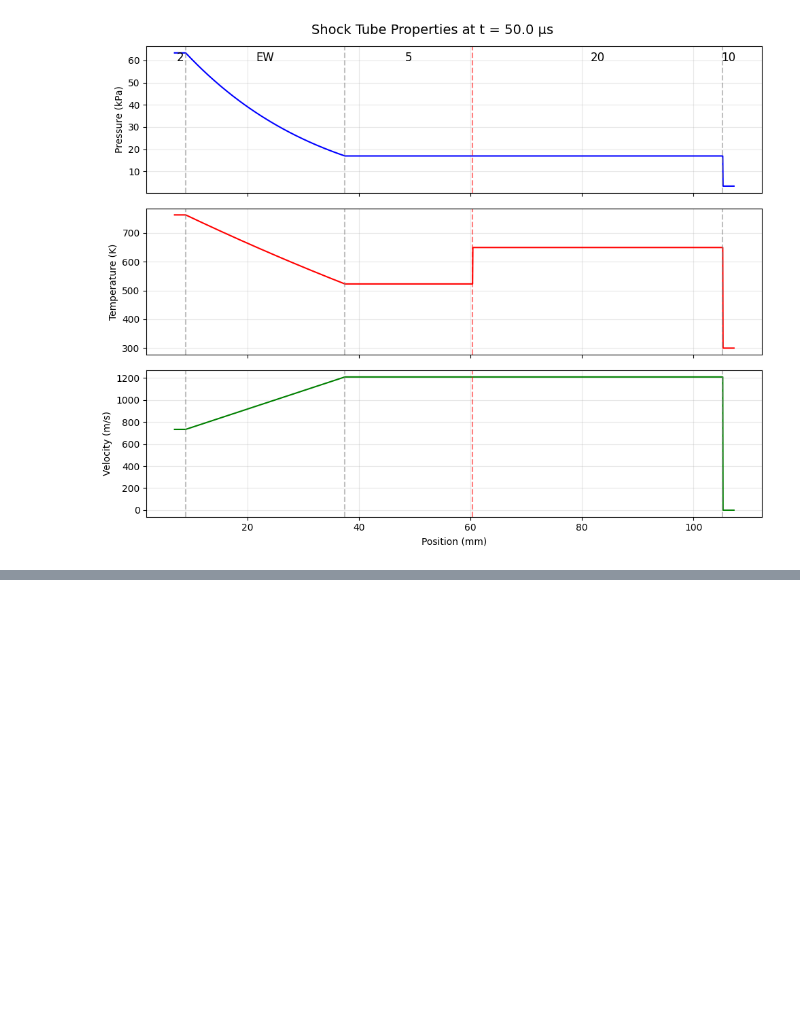
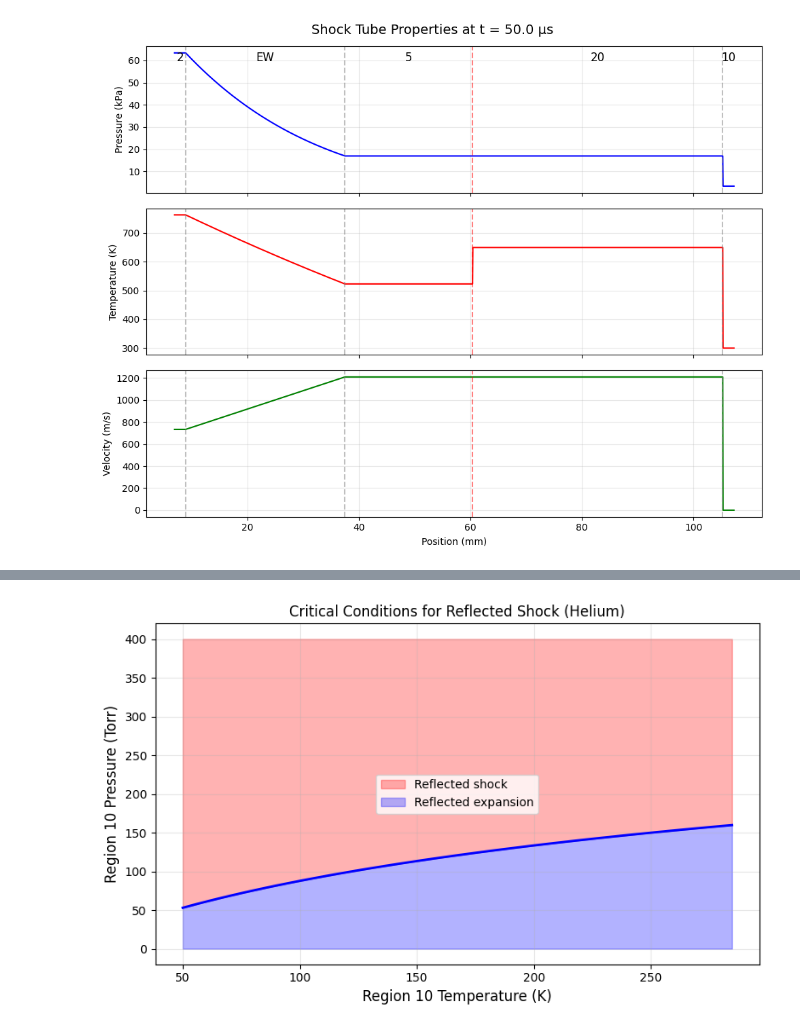
Before and after one commit to JayChen35/sugs, a Jupyter notebook: 520_comp_flow/hw_6.ipynb, the cells around one changed output, grey strips where cells are left out. Cells and saved outputs as stored; diff of their text form; code cells hidden in the pictures; blank space fills up the shorter version.

```diff
--- a/520_comp_flow/hw_6.ipynb
+++ b/520_comp_flow/hw_6.ipynb
@@ -375,0 +477,60 @@ Transmitted shock: 105.234 mm
+# %%
+from scipy.optimize import fsolve, brentq
+
+gamma_He = 5/3
+R_He = 2077.0
+
+def get_matched_pressure(p_10_Pa, T_10_K):
+    """Solve for matched pressure given region 10 conditions."""
+    a_10 = np.sqrt(gamma_He * R_He * T_10_K)
+
+    def equations(vars):
+        W_T_val, a5_val = vars
+        M_10 = W_T_val / a_10
+        if M_10 < 1:
+            return [1e10, 1e10]
+        p20_over_p10 = (2 * gamma_He * M_10**2 - (gamma_He - 1)) / (gamma_He + 1)
+        p_20 = p_10_Pa * p20_over_p10
+        u_20 = (a_10 / gamma_He) * (p20_over_p10 - 1) * np.sqrt(
+            (2 * gamma_He / (gamma_He + 1)) / (p20_over_p10 + (gamma_He - 1) / (gamma_He + 1))
+        )
+        p_5 = p2_mag * (a5_val / a2_mag) ** (2 * gamma_1 / (gamma_1 - 1))
+        u_5 = u2_mag + (2 / (gamma_1 - 1)) * (a2_mag - a5_val)
+        return [p_20 - p_5, u_20 - u_5]
+    sol = fsolve(equations, [1000, 400], full_output=True)
+    if sol[2] != 1:
+        return np.nan
+
+    W_T_sol, _ = sol[0]
+    M_10 = W_T_sol / a_10
+    p20_over_p10 = (2 * gamma_He * M_10**2 - (gamma_He - 1)) / (gamma_He + 1)
+    return p_10_Pa * p20_over_p10
+
+# Find critical p_10 for various temperatures
+T_10_range = np.linspace(50, 300, 50)
+p_10_critical = []
+
+for T_10 in T_10_range:
+    try:  # Find p_10 where p_matched = p2
+        def residual(p_10_Pa):
+            return get_matched_pressure(p_10_Pa, T_10) - p2_mag
+        p_crit = brentq(residual, 100, 50000)  # Search between ~1 and ~375 Torr
+        p_10_critical.append(p_crit)
+    except:
+        p_10_critical.append(np.nan)
+
+p_10_critical = np.array(p_10_critical)
+# Plot the critical boundary
+fig, ax = plt.subplots(figsize=(8, 5))
+ax.plot(T_10_range, p_10_critical / 133.322, 'b-', linewidth=2)
+ax.fill_between(T_10_range, p_10_critical / 133.322, 400, alpha=0.3, color='red', label='Reflected shock')
+ax.fill_between(T_10_range, 0, p_10_critical / 133.322, alpha=0.3, color='blue', label='Reflected expansion')
+ax.set_xlabel('Region 10 Temperature (K)', fontsize=12)
+ax.set_ylabel('Region 10 Pressure (Torr)', fontsize=12)
+ax.set_title('Critical Conditions for Reflected Shock (Helium)', fontsize=12)
+ax.legend()
+ax.grid(True, alpha=0.3)
+plt.tight_layout()
+plt.show()
+# %% [output]
+[figure, added]
```
Also changed, not shown: parts of 3 cells of this notebook, 1 other file.
